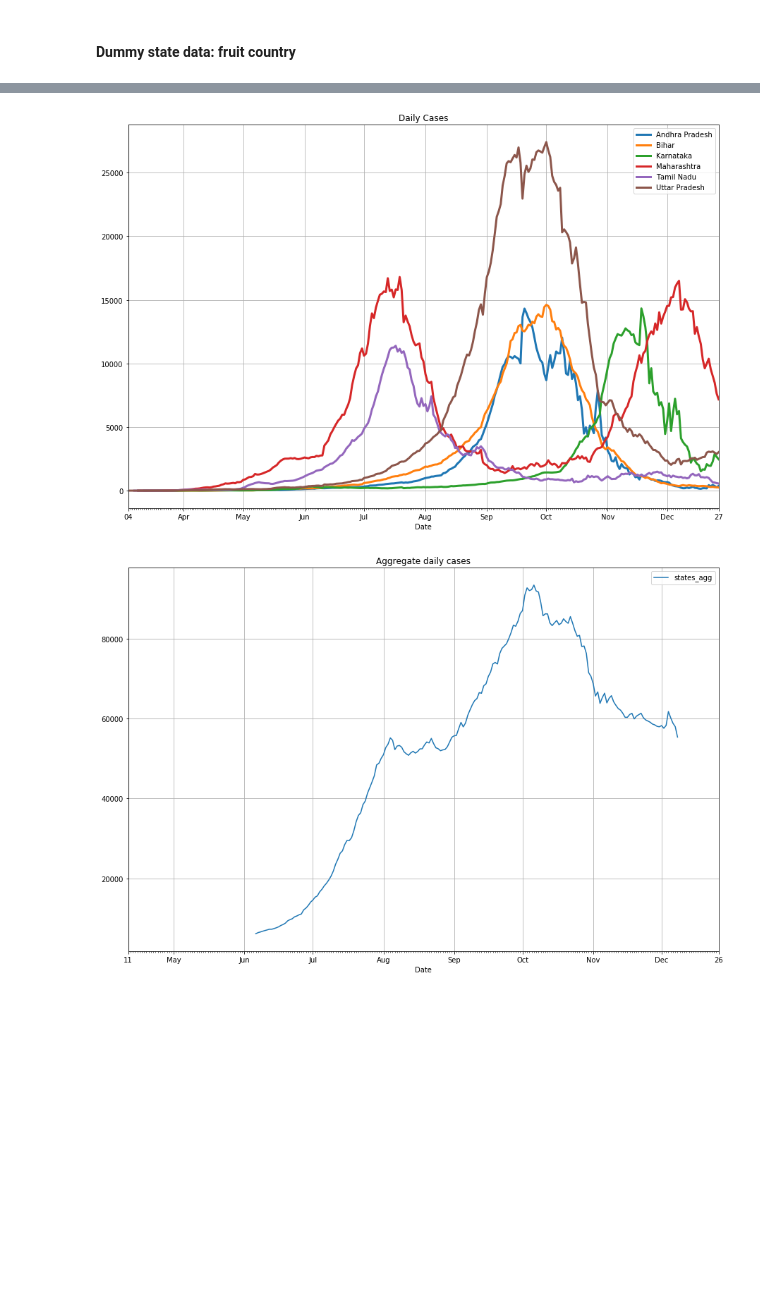
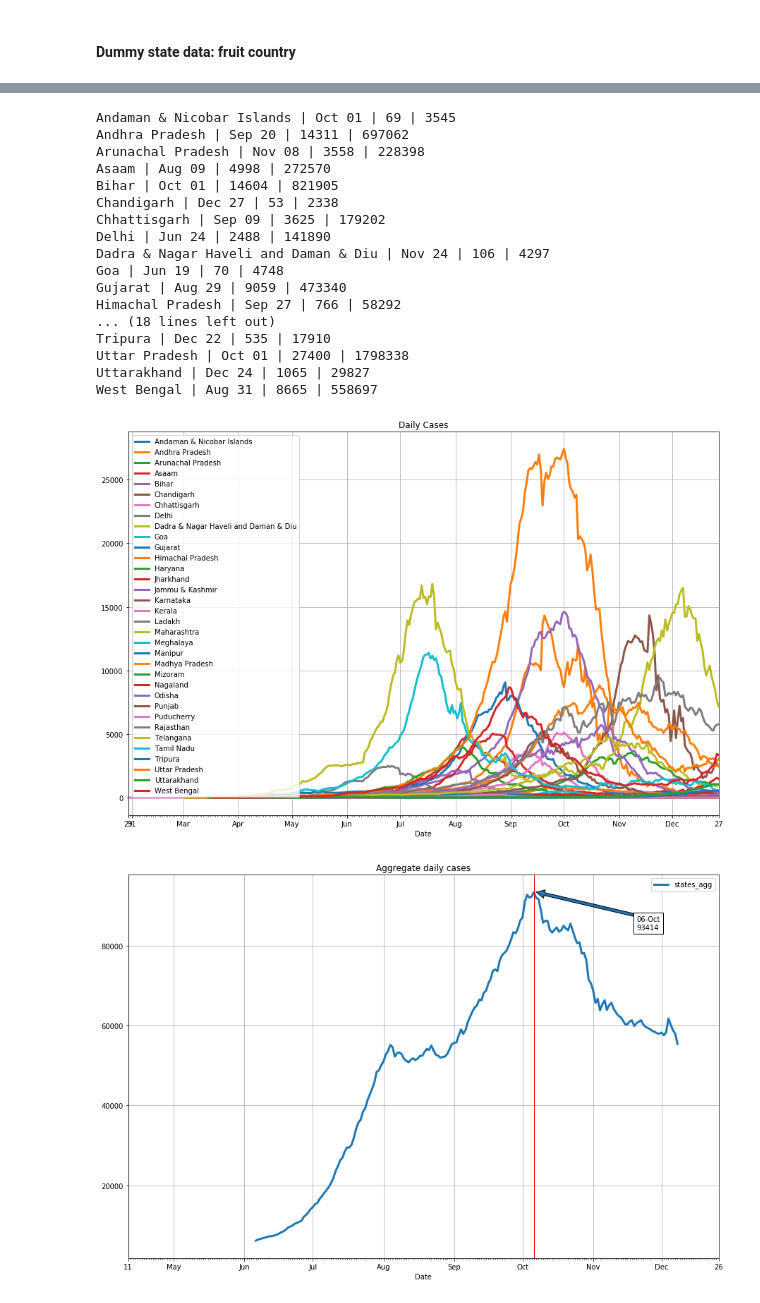
Before and after one commit to VICS-CORE/stats, a Jupyter notebook: 11_YudistirNet.ipynb, the cells around one changed output, grey strips where cells are left out. Drawn from its saved outputs; the diff is of its cells as text; code cells hidden in the pictures; blank space fills up the shorter version.

Commit message:
Changes for publishing states blog post

```diff
--- a/11_YudistirNet.ipynb
+++ b/11_YudistirNet.ipynb
@@ -593,8 +593,13 @@ for state in STT_INFO:
     # plot state chart
     start_date = state_df['date'].iloc[0]
     orig_df['Date'] = pd.to_datetime([(start_date + dt.timedelta(days=i)).strftime("%Y-%m-%d") for i in range(len(orig_df))])
-    if orig_df[sn].max() < 10000: # or orig_df[sn].max() < 2000:
-        continue
+#     if orig_df[sn].max() < 10000: # or orig_df[sn].max() < 5000:
+#         continue
+
+    # print state, cumulative, peak
+    peak = orig_df.loc[orig_df[sn].idxmax()]
+    print(sn, "|", peak['Date'].strftime("%b %d"), "|", int(peak[sn]), "|", int(orig_df['total'].iloc[-1]))
+
     ax = orig_df.plot(
         x='Date',
         y=[sn],
@@ -602,33 +607,64 @@ for state in STT_INFO:
         figsize=(15,10),
         grid=True,
         ax=ax,
         lw=3
     )
     mn_l = DayLocator()
     ax.xaxis.set_minor_locator(mn_l)
     mj_l = AutoDateLocator()
     mj_f = ConciseDateFormatter(mj_l, show_offset=False)
     ax.xaxis.set_major_formatter(mj_f)
 
 # plot aggregate chart
 cum_df = pd.DataFrame({
     'states_agg': states_agg
 })
 last_date = orig_df['Date'].iloc[-1].to_pydatetime()
 start_date = last_date - dt.timedelta(days=agg_days)
 cum_df['Date'] = pd.to_datetime([(start_date + dt.timedelta(days=i)).strftime("%Y-%m-%d") for i in range(len(cum_df))])
 ax = cum_df.plot(
     x='Date',
     y=['states_agg'],
     title='Aggregate daily cases',
     figsize=(15,10),
-    grid=True
+    grid=True,
+    lw=3
 )
 mn_l = DayLocator()
 ax.xaxis.set_minor_locator(mn_l)
 mj_l = AutoDateLocator()
 mj_f = ConciseDateFormatter(mj_l, show_offset=False)
 ax.xaxis.set_major_formatter(mj_f)
+
+peakx = 178
+peak = cum_df.iloc[peakx]
+peak_desc = peak['Date'].strftime("%d-%b") + "\n" + str(int(peak['states_agg']))
+_ = ax.annotate(
+    peak_desc,
+    xy=(peak['Date'] + dt.timedelta(days=1), peak['states_agg']),
+    xytext=(peak['Date'] + dt.timedelta(days=45), peak['states_agg'] * .9),
+    arrowprops={},
+    bbox={'facecolor':'white'}
+)
+
+_ = ax.axvline(x=peak['Date'], linewidth=1, color='r')
 # %% [output]
+Andaman & Nicobar Islands | Oct 01 | 69 | 3545
+Andhra Pradesh | Sep 20 | 14311 | 697062
+Arunachal Pradesh | Nov 08 | 3558 | 228398
+Asaam | Aug 09 | 4998 | 272570
+Bihar | Oct 01 | 14604 | 821905
+Chandigarh | Dec 27 | 53 | 2338
+Chhattisgarh | Sep 09 | 3625 | 179202
+Delhi | Jun 24 | 2488 | 141890
+Dadra & Nagar Haveli and Daman & Diu | Nov 24 | 106 | 4297
+Goa | Jun 19 | 70 | 4748
+Gujarat | Aug 29 | 9059 | 473340
+Himachal Pradesh | Sep 27 | 766 | 58292
+... (18 lines left out)
+Tripura | Dec 22 | 535 | 17910
+Uttar Pradesh | Oct 01 | 27400 | 1798338
+Uttarakhand | Dec 24 | 1065 | 29827
+West Bengal | Aug 31 | 8665 | 558697
-[figure, old version]
+[figure, new version]
-[figure, old version]
+[figure, new version]
```
Also changed, not shown: parts of 1 cell of this notebook.
